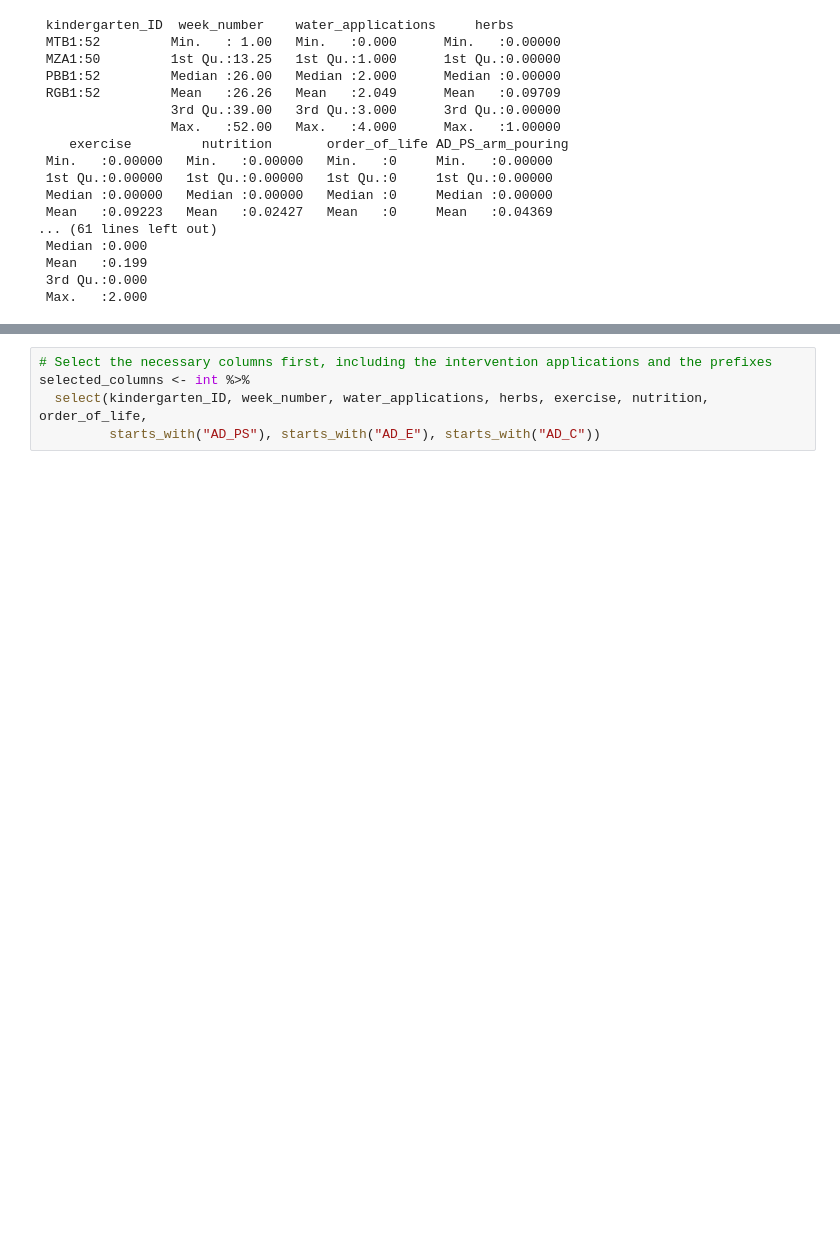
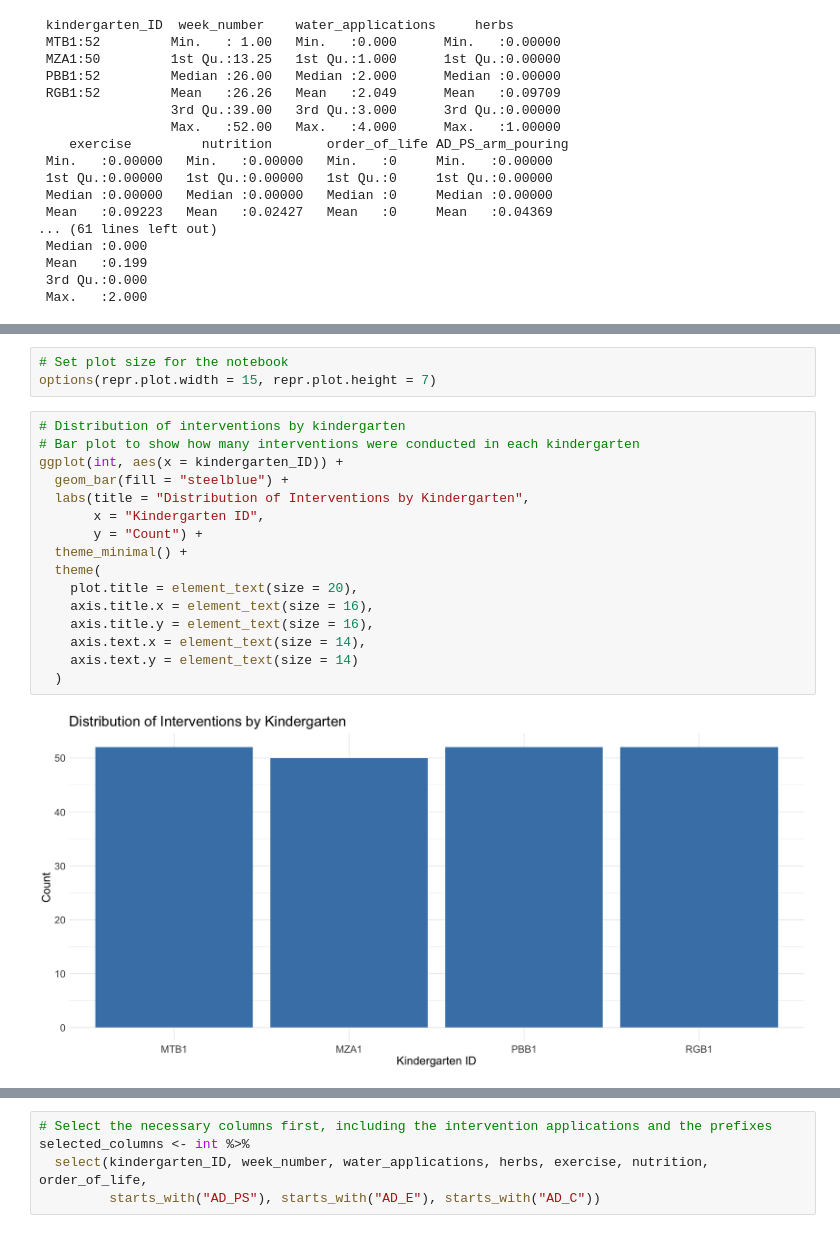
Before and after one commit to sschepanski/BlakesleeKneippBerlinKindergarten, a Jupyter notebook: scr/INT.ipynb, the cells around one changed output, grey strips where cells are left out. Drawn from its saved outputs; the diff is of its cells as text; blank space fills up the shorter version.

```diff
--- a/scr/EDA_INT.ipynb
+++ b/scr/INT.ipynb
@@ -162,0 +219,21 @@ In the Exploratory Data Analysis (EDA), my focus will be on examining the data d
+# %%
+# Set plot size for the notebook
+options(repr.plot.width = 15, repr.plot.height = 7)
+# %%
+# Distribution of interventions by kindergarten
+# Bar plot to show how many interventions were conducted in each kindergarten
+ggplot(int, aes(x = kindergarten_ID)) +
+  geom_bar(fill = "steelblue") +
+  labs(title = "Distribution of Interventions by Kindergarten",
+       x = "Kindergarten ID",
+       y = "Count") +
+  theme_minimal() +
+  theme(
+    plot.title = element_text(size = 20),
+    axis.title.x = element_text(size = 16),
+    axis.title.y = element_text(size = 16),
+    axis.text.x = element_text(size = 14),
+    axis.text.y = element_text(size = 14)
+  )
+# %% [output]
+[figure, added]
```
Also changed, not shown: parts of 45 cells of this notebook, 5 other files.
